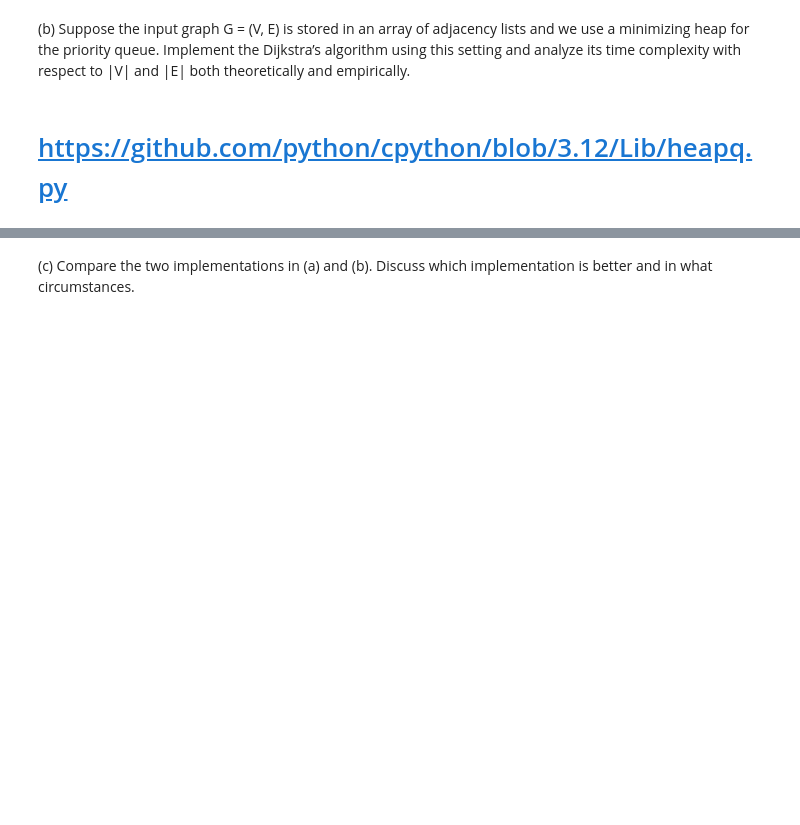
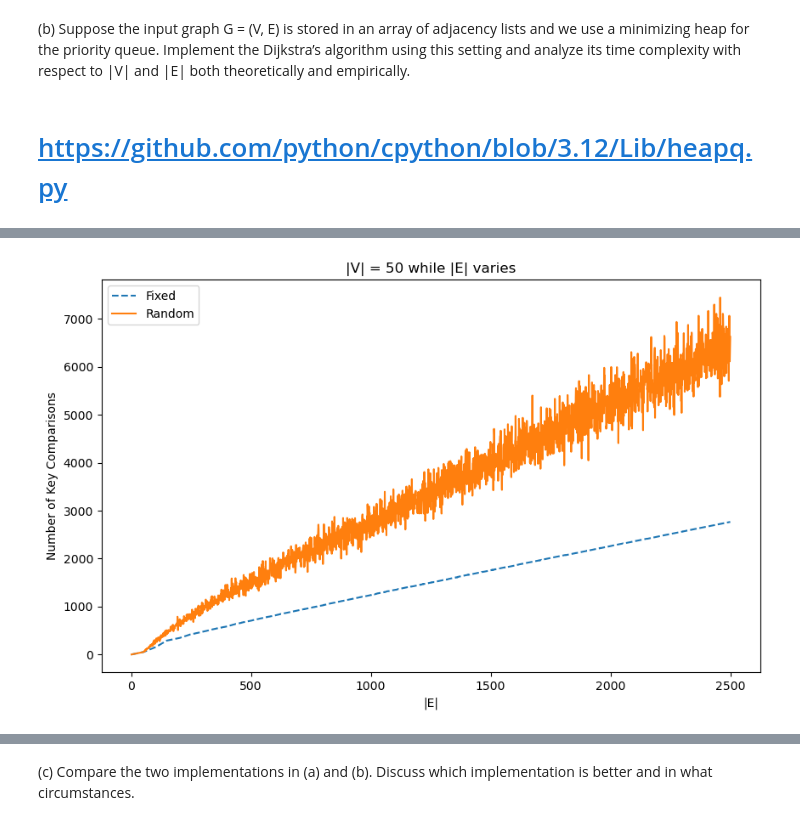
Before and after one commit to TiangSoonYong/SC2001-Team-7, a Jupyter notebook: Example 2/Example 2.ipynb, the cells around one changed output, grey strips where cells are left out. Saved outputs shown, nothing was run; the diff lists cells and outputs as text; code cells hidden in the pictures; blank space fills up the shorter version.

```diff
--- a/Example 2/Example 2.ipynb
+++ b/Example 2/Example 2.ipynb
@@ -309,0 +377,82 @@ plt.show()
+# %%
+V = 50
+EArr = np.arange(1, V**2+1, 1)
+
+plt.figure(figsize=(10,6))
+
+KCArr = []
+for E in EArr:
+    V, d, pi, KC = dijkstra_list(generate_graph(V, E), 0)
+    KCArr.append(KC)
+plt.plot(EArr, KCArr, label = "Fixed", linestyle = '--')
+KCArr = []
+for E in EArr:
+    V, d, pi, KC = dijkstra_list(generate_random_graph(V, E), 0)
+    KCArr.append(KC)
+plt.plot(EArr, KCArr, label = "Random")
+
+
+plt.xlabel("|E|")
+plt.ylabel("Number of Key Comparisons")
+plt.title("|V| = {} while |E| varies".format(V))
+plt.legend()
+plt.show()
+
+
+VArr = np.arange(1, 200, 1)
+KCArr = []
+plt.figure(figsize=(10,6))
+for V in VArr:
+    V, d, pi, KC = dijkstra_list(generate_graph(V, V), 0)
+    KCArr.append(KC)
+plt.plot(VArr, KCArr, label = "V Fixed", linestyle = '--', color = 'b')
+
+KCArr = []
+for V in VArr:
+    V, d, pi, KC = dijkstra_list(generate_graph(V, V**2//4), 0)
+    KCArr.append(KC)
+plt.plot(VArr, KCArr, label = "V**2//4 Fixed", linestyle = '--', color = 'c')
+
+KCArr = []
+for V in VArr:
+    V, d, pi, KC = dijkstra_list(generate_graph(V, V**2//2), 0)
+    KCArr.append(KC)
+plt.plot(VArr, KCArr, label = "V**2//2 Fixed", linestyle = '--', color = 'g')
+
+KCArr = []
+for V in VArr:
+    V, d, pi, KC = dijkstra_list(generate_graph(V, V**2), 0)
+    KCArr.append(KC)
+plt.plot(VArr, KCArr, label = "V**2 Fixed", linestyle = '--', color = 'r')
+
+KCArr = []
+for V in VArr:
+    V, d, pi, KC = dijkstra_list(generate_random_graph(V, V), 0)
+    KCArr.append(KC)
+plt.plot(VArr, KCArr, label = "V Random", color = 'b')
+
+KCArr = []
+for V in VArr:
+    V, d, pi, KC = dijkstra_list(generate_random_graph(V, V**2//4), 0)
+    KCArr.append(KC)
+plt.plot(VArr, KCArr, label = "V**2//4 Random", color = 'c')
+
+KCArr = []
+for V in VArr:
+    V, d, pi, KC = dijkstra_list(generate_random_graph(V, V**2//2), 0)
+    KCArr.append(KC)
+plt.plot(VArr, KCArr, label = "V**2//2 Random", color = 'g')
+
+KCArr = []
+for V in VArr:
+    V, d, pi, KC = dijkstra_list(generate_random_graph(V, V**2), 0)
+    KCArr.append(KC)
+plt.plot(VArr, KCArr, label = "V**2 Random", color = 'r')
+
+plt.xlabel("|E|")
+plt.ylabel("Number of Key Comparisons")
+plt.title("|V| varies while |E| remains")
+plt.legend()
+plt.show()
+# %% [output]
+[figure, added]
```
Also changed, not shown: parts of 9 cells of this notebook.
